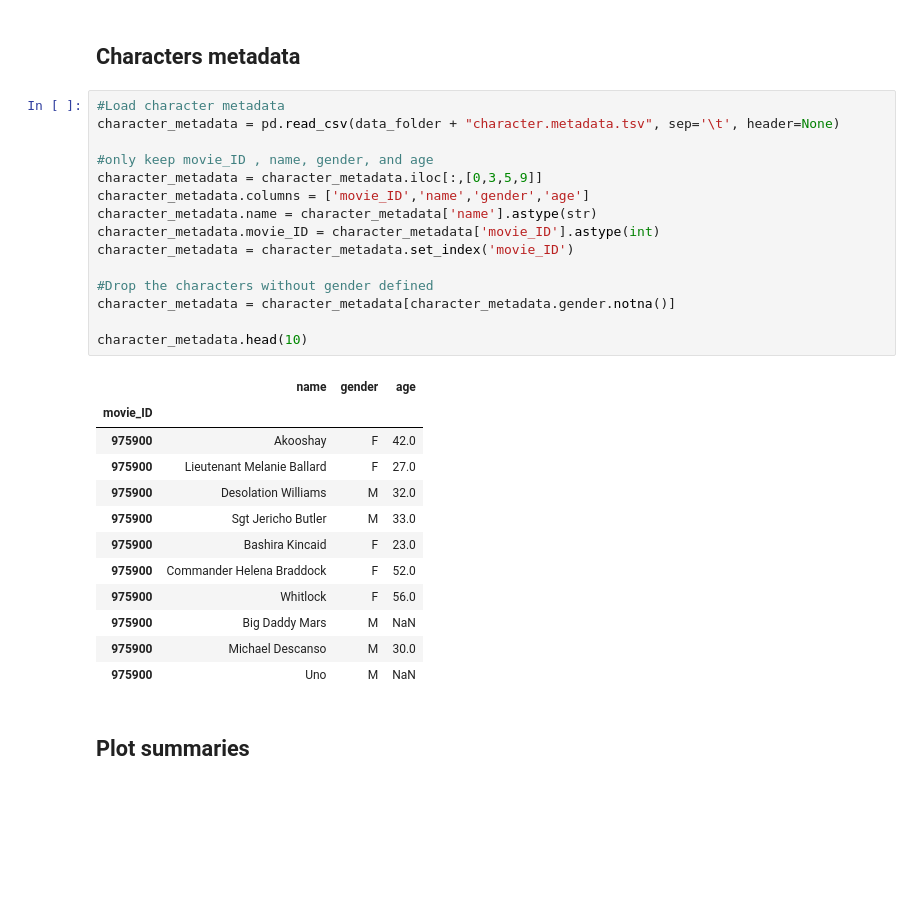
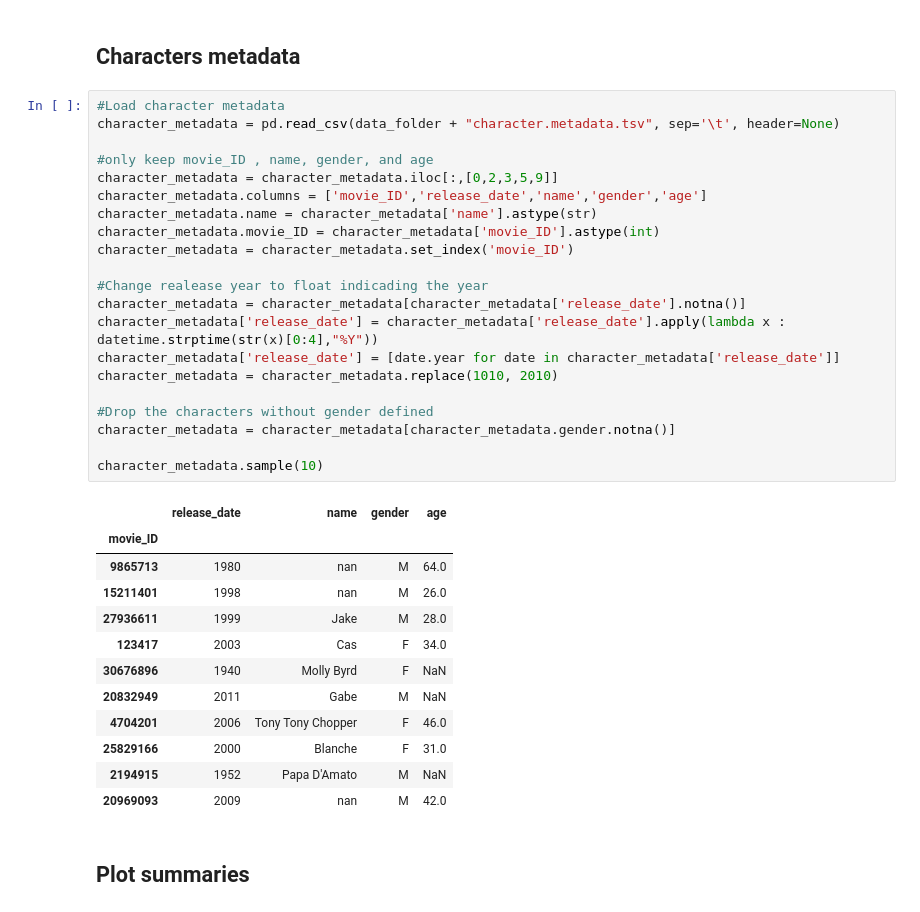
Before and after one commit to epfl-ada/ada-2022-project-error141, a Jupyter notebook: data_exploration_final.ipynb, the cells around one changed output. Drawn from its saved outputs; the diff is of its cells as text; blank space fills up the shorter version.

```diff
--- a/data_exploration_final.ipynb
+++ b/data_exploration_final.ipynb
@@ -87,31 +90,37 @@ movie_metadata.head(10)
 # %%
 #Load character metadata
 character_metadata = pd.read_csv(data_folder + "character.metadata.tsv", sep='\t', header=None)
 
 #only keep movie_ID , name, gender, and age
-character_metadata = character_metadata.iloc[:,[0,3,5,9]]
-character_metadata.columns = ['movie_ID','name','gender','age']
+character_metadata = character_metadata.iloc[:,[0,2,3,5,9]]
+character_metadata.columns = ['movie_ID','release_date','name','gender','age']
 character_metadata.name = character_metadata['name'].astype(str)
 character_metadata.movie_ID = character_metadata['movie_ID'].astype(int)
 character_metadata = character_metadata.set_index('movie_ID')
 
+#Change realease year to float indicading the year
+character_metadata = character_metadata[character_metadata['release_date'].notna()]
+character_metadata['release_date'] = character_metadata['release_date'].apply(lambda x : datetime.strptime(str(x)[0:4],"%Y"))
+character_metadata['release_date'] = [date.year for date in character_metadata['release_date']]
+character_metadata = character_metadata.replace(1010, 2010)
+
 #Drop the characters without gender defined
 character_metadata = character_metadata[character_metadata.gender.notna()]
 
-character_metadata.head(10)
+character_metadata.sample(10)
 # %% [output]
-|  | name | gender | age |
-| movie_ID |  |  |  |
-| 975900 | Akooshay | F | 42.0 |
-| 975900 | Lieutenant Melanie Ballard | F | 27.0 |
-| 975900 | Desolation Williams | M | 32.0 |
-| 975900 | Sgt Jericho Butler | M | 33.0 |
-| 975900 | Bashira Kincaid | F | 23.0 |
-| 975900 | Commander Helena Braddock | F | 52.0 |
-| 975900 | Whitlock | F | 56.0 |
-| 975900 | Big Daddy Mars | M | NaN |
-| 975900 | Michael Descanso | M | 30.0 |
-| 975900 | Uno | M | NaN |
+|  | release_date | name | gender | age |
+| movie_ID |  |  |  |  |
+| 9865713 | 1980 | nan | M | 64.0 |
+| 15211401 | 1998 | nan | M | 26.0 |
+| 27936611 | 1999 | Jake | M | 28.0 |
+| 123417 | 2003 | Cas | F | 34.0 |
+| 30676896 | 1940 | Molly Byrd | F | NaN |
+| 20832949 | 2011 | Gabe | M | NaN |
+| 4704201 | 2006 | Tony Tony Chopper | F | 46.0 |
+| 25829166 | 2000 | Blanche | F | 31.0 |
+| 2194915 | 1952 | Papa D'Amato | M | NaN |
+| 20969093 | 2009 | nan | M | 42.0 |
 # %% [markdown]
 ## Plot summaries
 # %%
```
Also changed, not shown: parts of 55 cells of this notebook, 1 other file.
